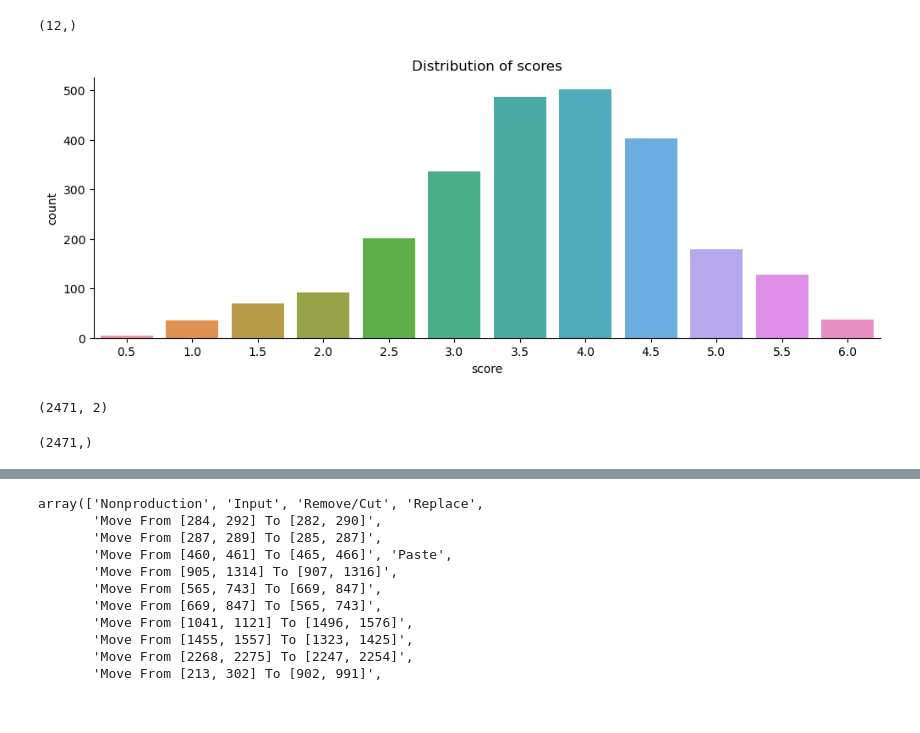
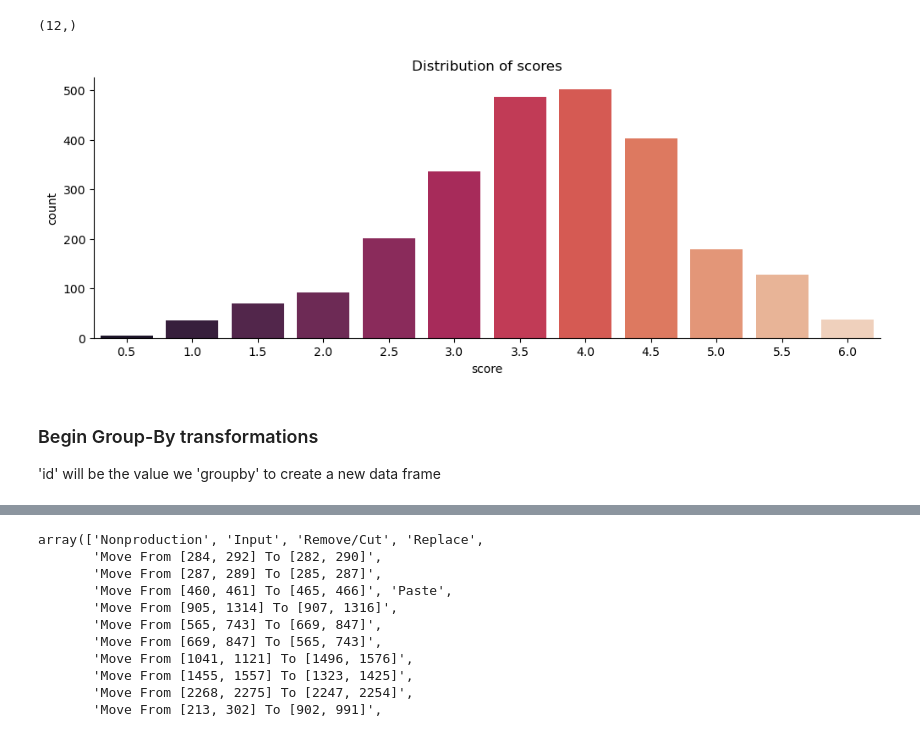
Before and after one commit to dvdhartsman/writing_processes_to_quality, a Jupyter notebook: Writing_Processes.ipynb, the cells around one changed output, grey strips where cells are left out. Cells and saved outputs as stored; diff of their text form; code cells hidden in the pictures.

Commit message:
Looked into how to transform and aggregate the data required

```diff
--- a/Writing_Processes.ipynb
+++ b/Writing_Processes.ipynb
@@ -112,5 +118,3 @@ ax.set_title("Distribution of Grades for Essays")
 ax.set_xlabel("Scores");
 # %% [output]
 [figure]
-# %%
-palette = sns.set_palette('tab10', n_colors=12)
@@ -143,23 +153,18 @@ grades['score'].value_counts().shape
 # %%
 f, ax = plt.subplots(figsize=(12, 4))
 
 # purely aesthetic -> removes right hand spine of the chart, leaving a borderless white space
 sns.despine()
 
 # countplot shows the counts of occurences within a categorical feature, so given that these scores are discrete and
 # not continuous, the countplot might be preferable to the histplot, however as shown above, i tidied it up by
 # tailoring the number of bins to = 12, the same number of discrete score values
 ax = sns.countplot(data=grades,
-                   x="score")
+                   x="score", palette='rocket')
 
 ax.set_title("Distribution of scores");
 # %% [output]
-[figure, old version]
+[figure, new version]
-# %%
-grades.shape
-# %% [output]
-(2471, 2)
-# %%
-df["id"].unique().shape
-# %% [output]
-(2471,)
+# %% [markdown]
+### Begin Group-By transformations
+'id' will be the value we 'groupby' to create a new data frame
```
Also changed, not shown: parts of 18 cells of this notebook.
